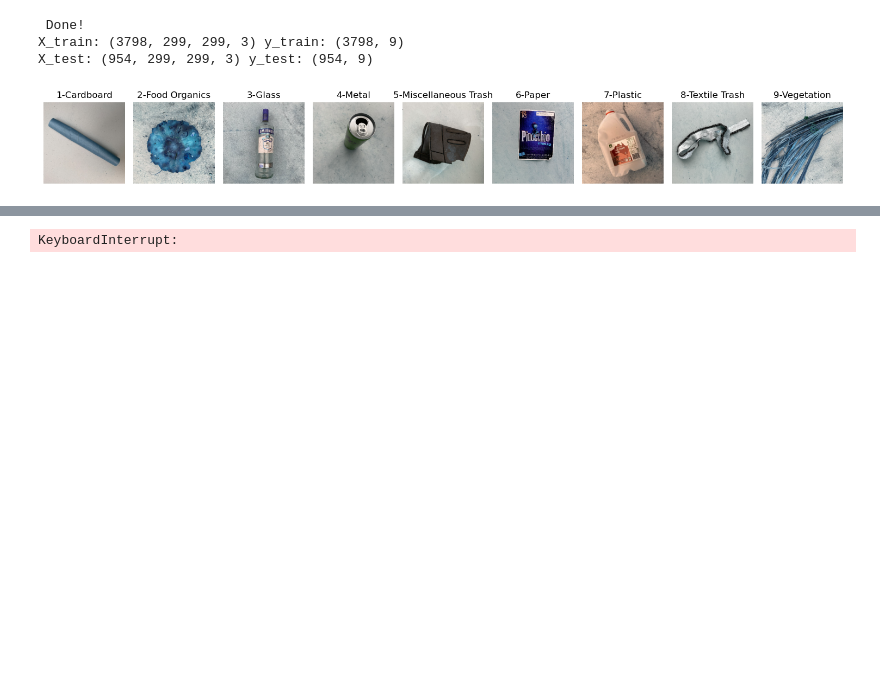
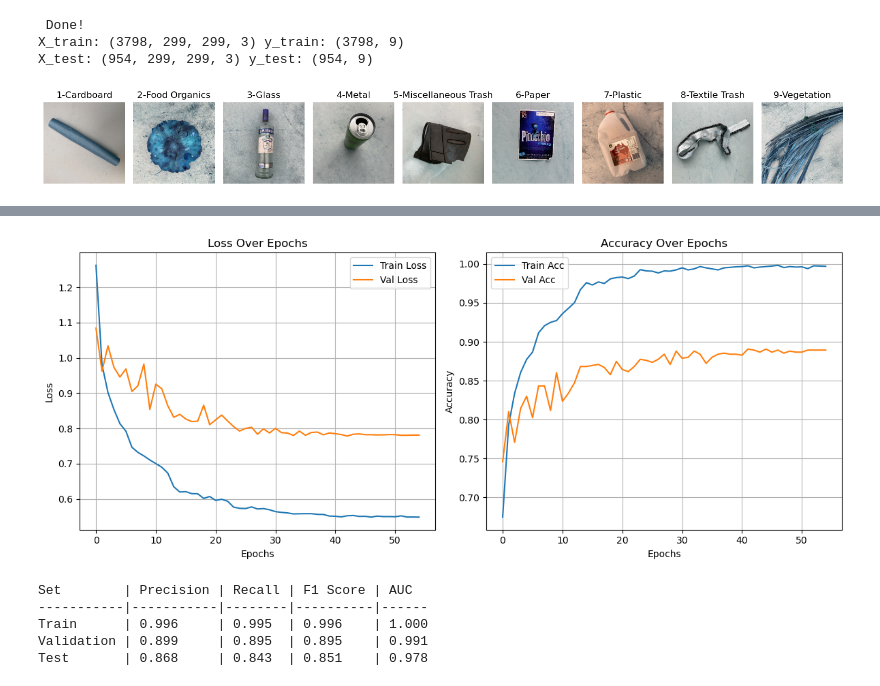
Before and after one commit to pavan-r411/Transfer-Learning-for-Image-Classification, a Jupyter notebook: notebook/final-project-pavan-r411.ipynb, the cells around one changed output, grey strips where cells are left out. Saved outputs shown, nothing was run; the diff lists cells and outputs as text; code cells hidden in the pictures; blank space fills up the shorter version.

```diff
--- a/notebook/final-project-pavan-r411.ipynb
+++ b/notebook/final-project-pavan-r411.ipynb
@@ -301,14 +278,15 @@ Test       | 0.811     | 0.800  | 0.799    | 0.980
 # %%
-# print("\n=== Running: RESNET101 ===")
-# indices = np.arange(len(X_train))
-# np.random.seed(42)
-# np.random.shuffle(indices)
-# X_train_shuffled = X_train[indices]
-# y_train_shuffled = y_train[indices]
-# val_size = int(0.2 * len(X_train_shuffled))
-# X_val = X_train_shuffled[:val_size]
-# y_val = y_train_shuffled[:val_size]
-# X_train_split = X_train_shuffled[val_size:]
-# y_train_split = y_train_shuffled[val_size:]
-# run_transfer_learning_pipeline("resnet101", X_train_split, y_train_split, X_val, y_val, X_test, y_test)
+print("\nTraining RESNET101 model\n")
+indices = np.arange(len(X_train))
+np.random.seed(42)
+np.random.shuffle(indices)
+X_train_shuffled = X_train[indices]
+y_train_shuffled = y_train[indices]
+val_size = int(0.2 * len(X_train_shuffled))
+X_val = X_train_shuffled[:val_size]
+y_val = y_train_shuffled[:val_size]
+X_train_split = X_train_shuffled[val_size:]
+y_train_split = y_train_shuffled[val_size:]
+run_transfer_learning_pipeline("resnet101", X_train_split, y_train_split, X_val, y_val, X_test, y_test)
+print("\n")
 # %% [output]
@@ -332,2 +310,7 @@ Epoch 49/100
+[figure, added]
-KeyboardInterrupt:
+Set        | Precision | Recall | F1 Score | AUC
+-----------|-----------|--------|----------|------
+Train      | 0.996     | 0.995  | 0.996    | 1.000
+Validation | 0.899     | 0.895  | 0.895    | 0.991
+Test       | 0.868     | 0.843  | 0.851    | 0.978
 # %%
```
Also changed, not shown: parts of 7 cells of this notebook.
